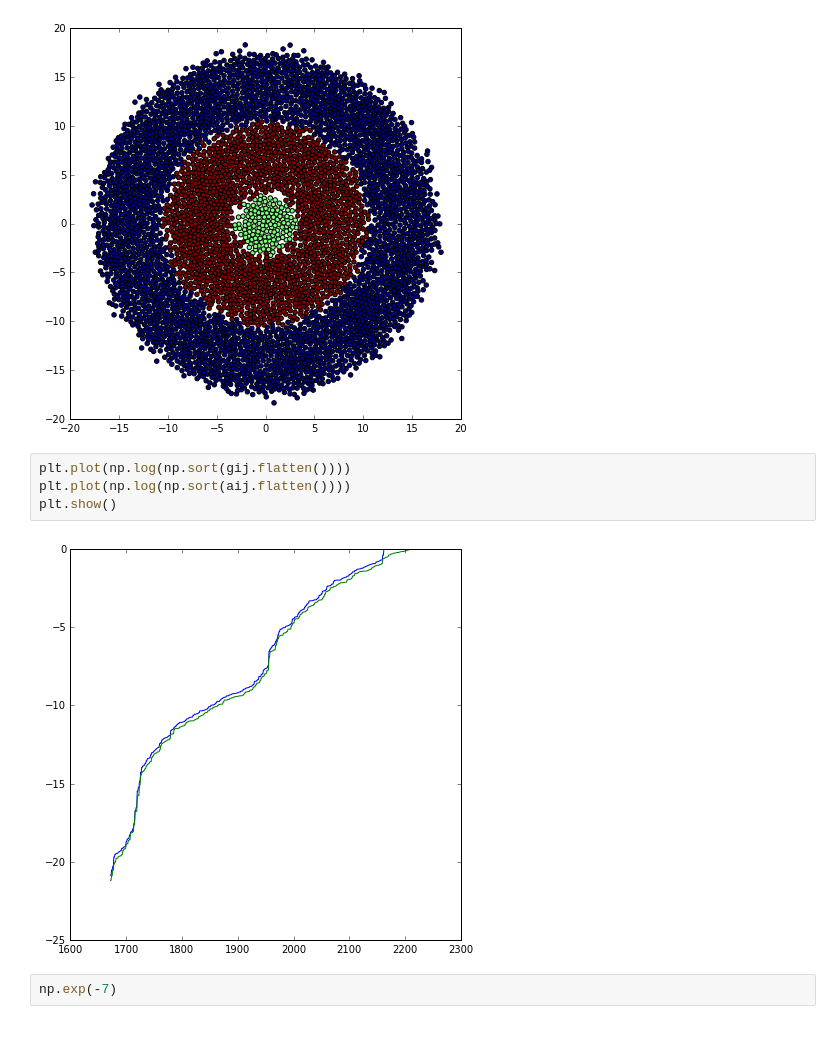
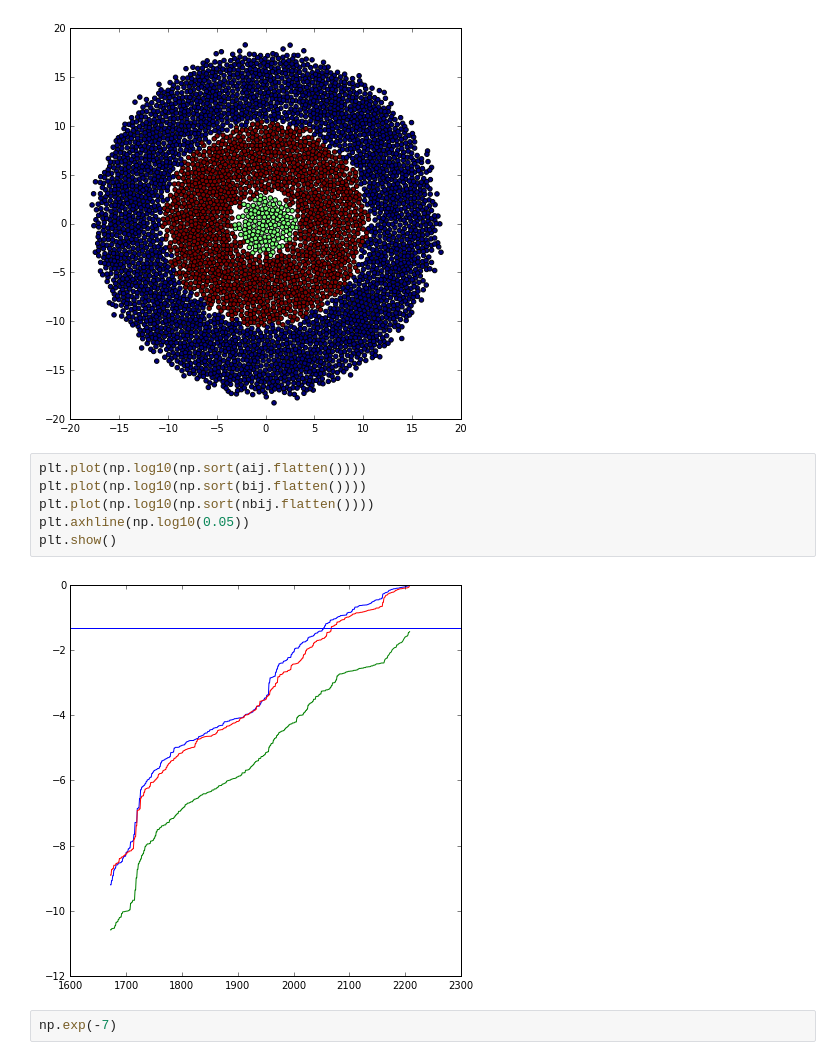
Before and after one commit to lab-cosmo/pamm, a Jupyter notebook: examples/circles/pamm-merge.ipynb, the cells around one changed output. Saved outputs shown, nothing was run; the diff lists cells and outputs as text.

```diff
--- a/examples/circles/pamm-merge.ipynb
+++ b/examples/circles/pamm-merge.ipynb
@@ -448,12 +492,14 @@ plt.axes().set_aspect('equal','datalim')
 plt.show()
 # %% [output]
 [figure]
-# %%
-plt.plot(np.log(np.sort(gij.flatten())))
-plt.plot(np.log(np.sort(aij.flatten())))
-plt.show()
-# %% [output]
-[figure, removed]
+# %%
+plt.plot(np.log10(np.sort(aij.flatten())))
+plt.plot(np.log10(np.sort(bij.flatten())))
+plt.plot(np.log10(np.sort(nbij.flatten())))
+plt.axhline(np.log10(0.05))
+plt.show()
+# %% [output]
+[figure, added]
 # %%
 np.exp(-7)
 # %% [output]
```
Also changed, not shown: parts of 7 cells of this notebook, 2 other files.
